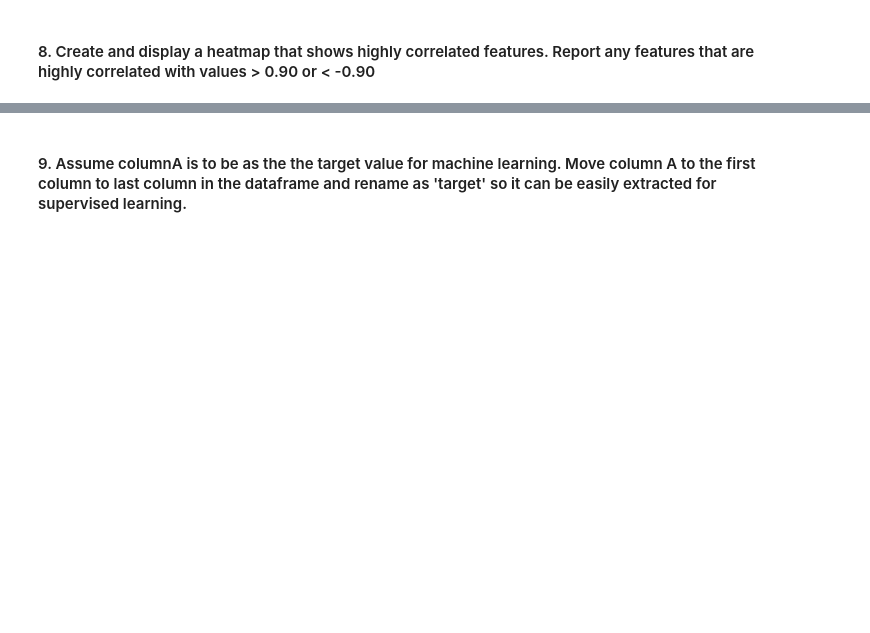
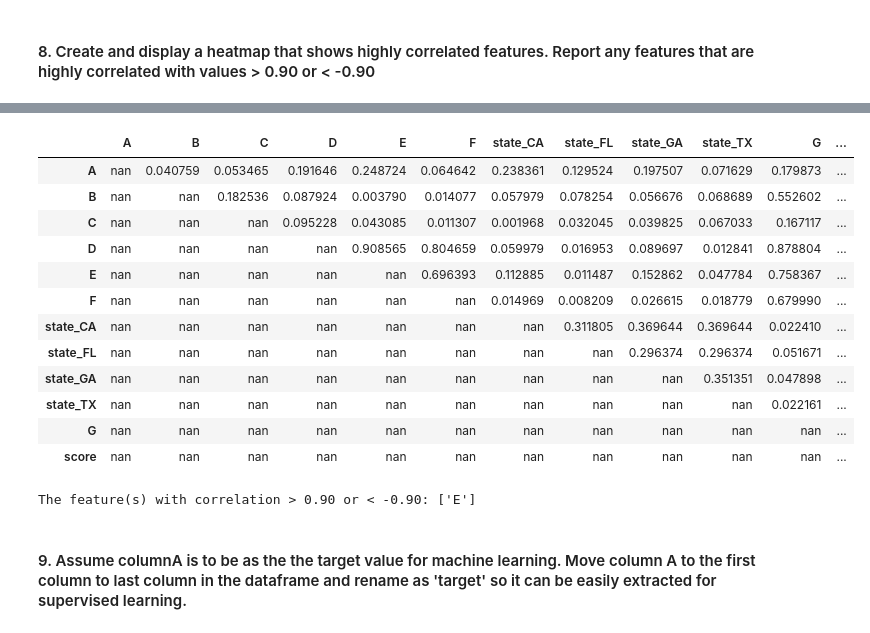
Before and after one commit to t-lnguyen/machine-learning-w-python, a Jupyter notebook: assignments/A1/src/7324.A1.DataWrangling.Assgn.ipynb, the cells around one changed output, grey strips where cells are left out. Saved outputs shown, nothing was run; the diff lists cells and outputs as text; code cells hidden in the pictures; blank space fills up the shorter version.

```diff
--- a/assignments/A1/src/7324.A1.DataWrangling.Assgn.ipynb
+++ b/assignments/A1/src/7324.A1.DataWrangling.Assgn.ipynb
@@ -145,2 +167,28 @@ dataframe.head()
+# %%
+import numpy as np
+# based on an excerpt from Albon Chapter 10.3
+# since corr_vals on opposite side of 1.00 diagonal are equivalent, aim to look at the upper half
+# using abs() collapses the postitive and negative corr_vals into just one > 0.90
+upper_tri = corr_mat.where(np.triu(np.ones(corr_mat.shape),k=1).astype(bool)).abs()
+upper_tri.style.background_gradient(cmap='coolwarm')
+# %% [output]
+|  | A | B | C | D | E | F | state_CA | state_FL | state_GA | state_TX | G | ... |
+| A | nan | 0.040759 | 0.053465 | 0.191646 | 0.248724 | 0.064642 | 0.238361 | 0.129524 | 0.197507 | 0.071629 | 0.179873 | ... |
+| B | nan | nan | 0.182536 | 0.087924 | 0.003790 | 0.014077 | 0.057979 | 0.078254 | 0.056676 | 0.068689 | 0.552602 | ... |
+| C | nan | nan | nan | 0.095228 | 0.043085 | 0.011307 | 0.001968 | 0.032045 | 0.039825 | 0.067033 | 0.167117 | ... |
+| D | nan | nan | nan | nan | 0.908565 | 0.804659 | 0.059979 | 0.016953 | 0.089697 | 0.012841 | 0.878804 | ... |
+| E | nan | nan | nan | nan | nan | 0.696393 | 0.112885 | 0.011487 | 0.152862 | 0.047784 | 0.758367 | ... |
+| F | nan | nan | nan | nan | nan | nan | 0.014969 | 0.008209 | 0.026615 | 0.018779 | 0.679990 | ... |
+| state_CA | nan | nan | nan | nan | nan | nan | nan | 0.311805 | 0.369644 | 0.369644 | 0.022410 | ... |
+| state_FL | nan | nan | nan | nan | nan | nan | nan | nan | 0.296374 | 0.296374 | 0.051671 | ... |
+| state_GA | nan | nan | nan | nan | nan | nan | nan | nan | nan | 0.351351 | 0.047898 | ... |
+| state_TX | nan | nan | nan | nan | nan | nan | nan | nan | nan | nan | 0.022161 | ... |
+| G | nan | nan | nan | nan | nan | nan | nan | nan | nan | nan | nan | ... |
+| score | nan | nan | nan | nan | nan | nan | nan | nan | nan | nan | nan | ... |
+# %%
+hi_corr_cols = [column for column in upper_tri.columns if any(upper_tri[column] > 0.90)]
+print(f'The feature(s) with correlation > 0.90 or < -0.90: {hi_corr_cols}')
+# %% [output]
+The feature(s) with correlation > 0.90 or < -0.90: ['E']
 # %% [markdown]
 #### 9. Assume columnA is to be as the the target value for machine learning. Move column A to the first column to last column in the dataframe and rename as 'target' so it can be easily extracted for supervised learning.
```
Also changed, not shown: parts of 5 cells of this notebook.
